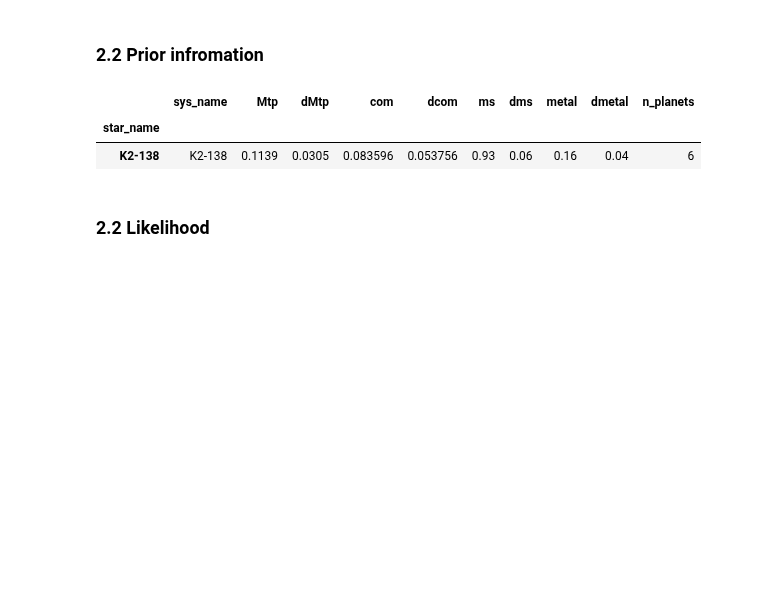
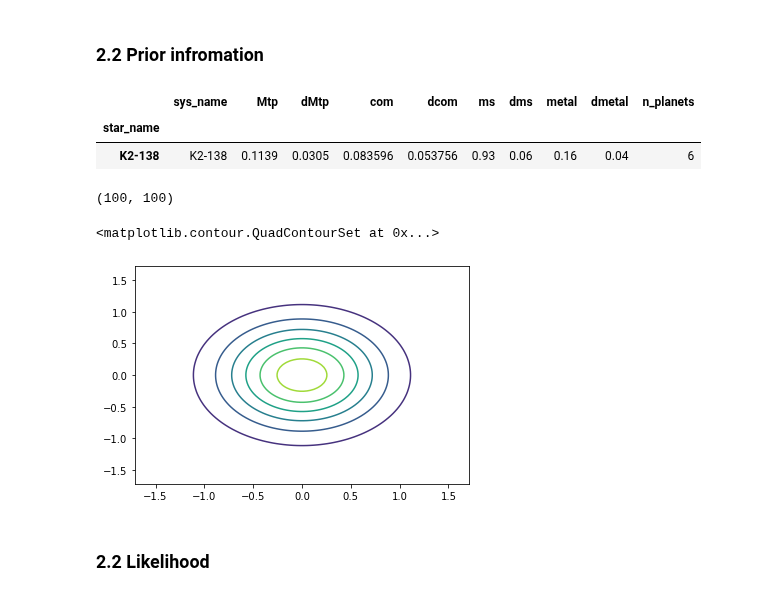
Before and after one commit to fjbautistas/kde_example, a Jupyter notebook: Marginal_Distributions.ipynb, the cells around one changed output. Cells and saved outputs as stored; diff of their text form; code cells hidden in the pictures; blank space fills up the shorter version.

Commit message:
prior distributions

```diff
--- a/Marginal_Distributions.ipynb
+++ b/Marginal_Distributions.ipynb
@@ -157,7 +160,26 @@ prior_x = stats.norm.pdf(x, loc = mu_x, scale = sigma_x)
 mu_y, sigma_y = systm.metal, systm.dmetal
 
 y = np.linspace(mu_y-3*sigma_y, mu_y+3*sigma_y,100)
+
+y_s = (y-y.mean())/y.std()
+
 prior_y = stats.norm.pdf(y, loc = mu_y, scale = sigma_y)
+# %%
+X, Y = np.meshgrid(x,y)
+X_s, Y_s = np.meshgrid(x_s,y_s)
+# %%
+Y.shape
+# %% [output]
+(100, 100)
+# %%
+eye = np.ones([100,100])
+# %%
+prior = eye*prior_x*prior_y.T
+# %%
+plt.contour(X_s,Y_s,prior)
+# %% [output]
+<matplotlib.contour.QuadContourSet at 0x...>
+[figure, added]
 # %%
 x = np.linspace(systm.ms-3*systm.dms,systm.ms+3*systm.dms,100)
 y = np.linspace(systm.metal-systm.dmetal,systm.metal+systm.dmetal,100)
```
Also changed, not shown: parts of 1 cell of this notebook.
